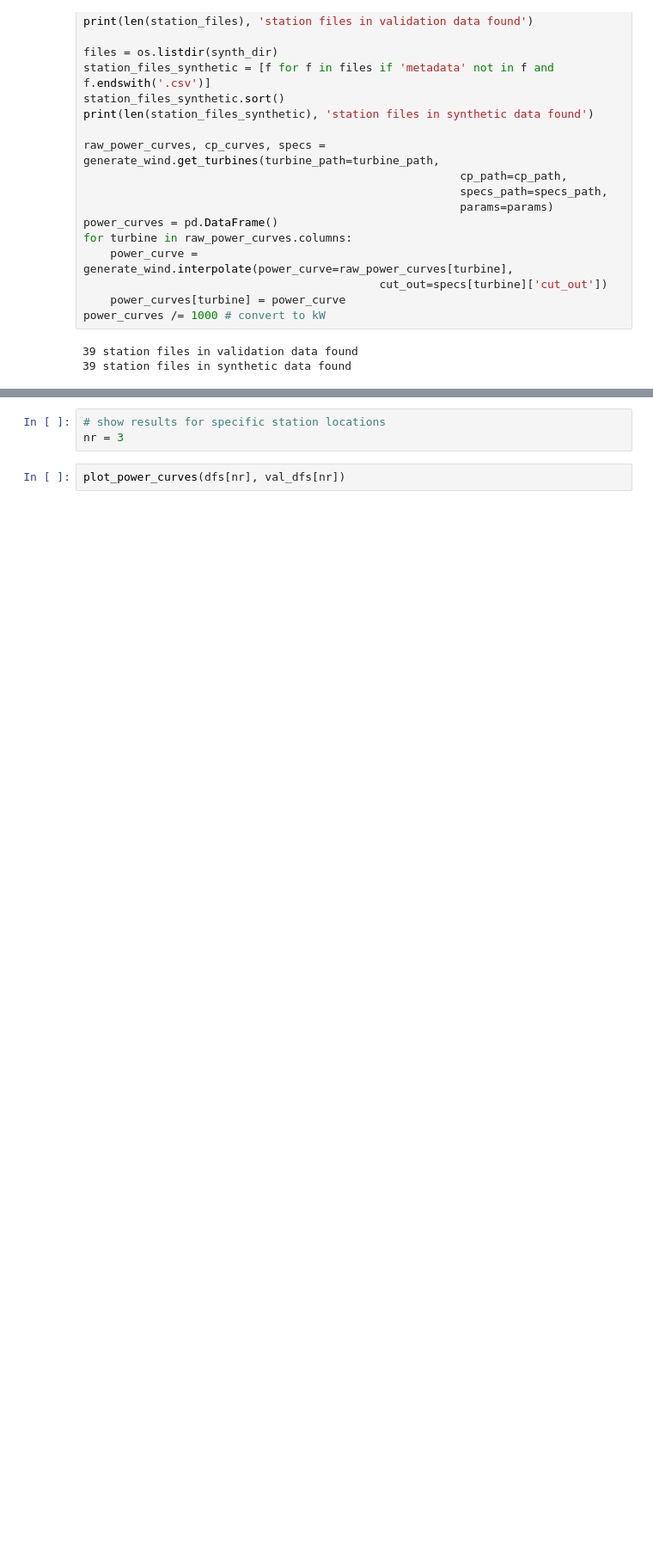
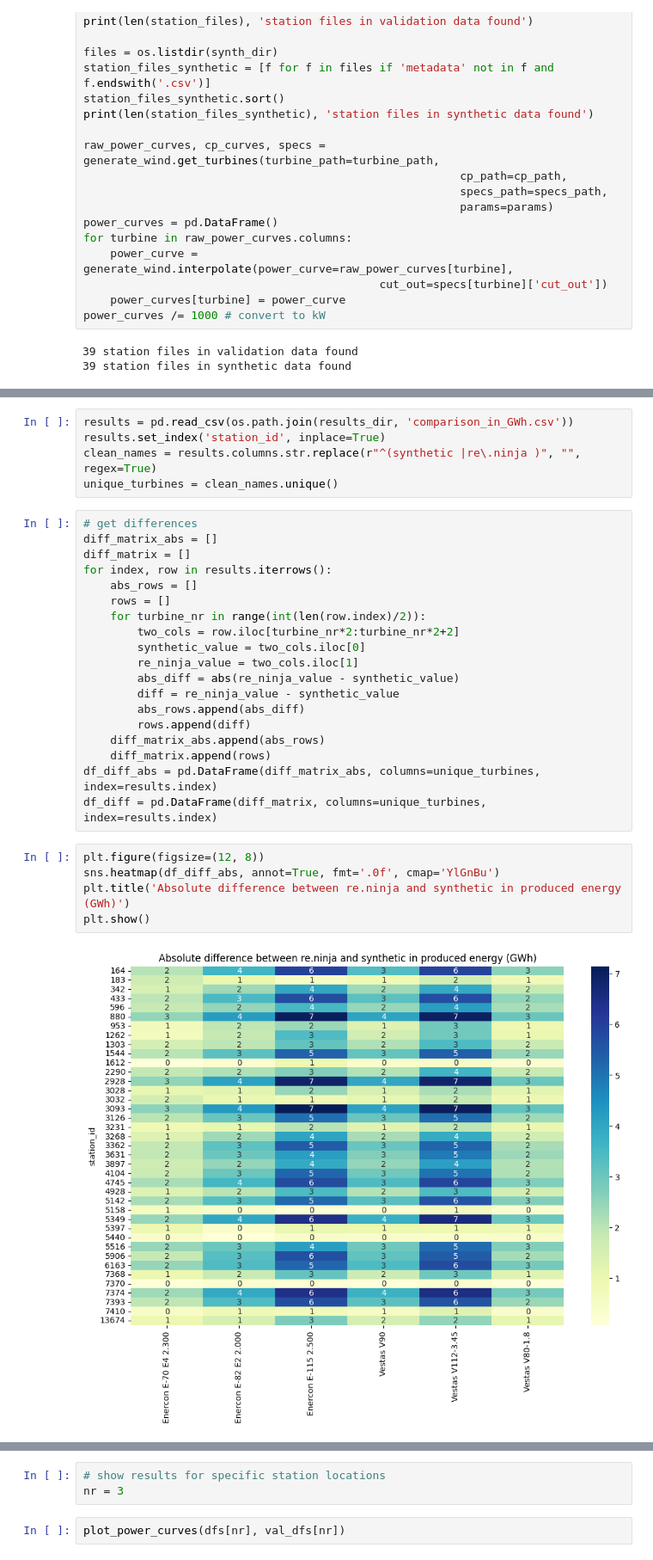
Before and after one commit to vikwal/synthetic_re_data_generation, a Jupyter notebook: renewablesninja.ipynb, the cells around one changed output, grey strips where cells are left out. Shown at 86% size. Saved outputs shown, nothing was run; the diff lists cells and outputs as text; blank space fills up the shorter version.

Commit message:
added error distribution plots to renewables.ninja

```diff
--- a/renewablesninja.ipynb
+++ b/renewablesninja.ipynb
@@ -205,0 +239,31 @@ KeyboardInterrupt:
+# %%
+results = pd.read_csv(os.path.join(results_dir, 'comparison_in_GWh.csv'))
+results.set_index('station_id', inplace=True)
+clean_names = results.columns.str.replace(r"^(synthetic |re\.ninja )", "", regex=True)
+unique_turbines = clean_names.unique()
+# %%
+# get differences
+diff_matrix_abs = []
+diff_matrix = []
+for index, row in results.iterrows():
+    abs_rows = []
+    rows = []
+    for turbine_nr in range(int(len(row.index)/2)):
+        two_cols = row.iloc[turbine_nr*2:turbine_nr*2+2]
+        synthetic_value = two_cols.iloc[0]
+        re_ninja_value = two_cols.iloc[1]
+        abs_diff = abs(re_ninja_value - synthetic_value)
+        diff = re_ninja_value - synthetic_value
+        abs_rows.append(abs_diff)
+        rows.append(diff)
+    diff_matrix_abs.append(abs_rows)
+    diff_matrix.append(rows)
+df_diff_abs = pd.DataFrame(diff_matrix_abs, columns=unique_turbines, index=results.index)
+df_diff = pd.DataFrame(diff_matrix, columns=unique_turbines, index=results.index)
+# %%
+plt.figure(figsize=(12, 8))
+sns.heatmap(df_diff_abs, annot=True, fmt='.0f', cmap='YlGnBu')
+plt.title('Absolute difference between re.ninja and synthetic in produced energy (GWh)')
+plt.show()
+# %% [output]
+[figure, added]
```
Also changed, not shown: parts of 8 cells of this notebook.
